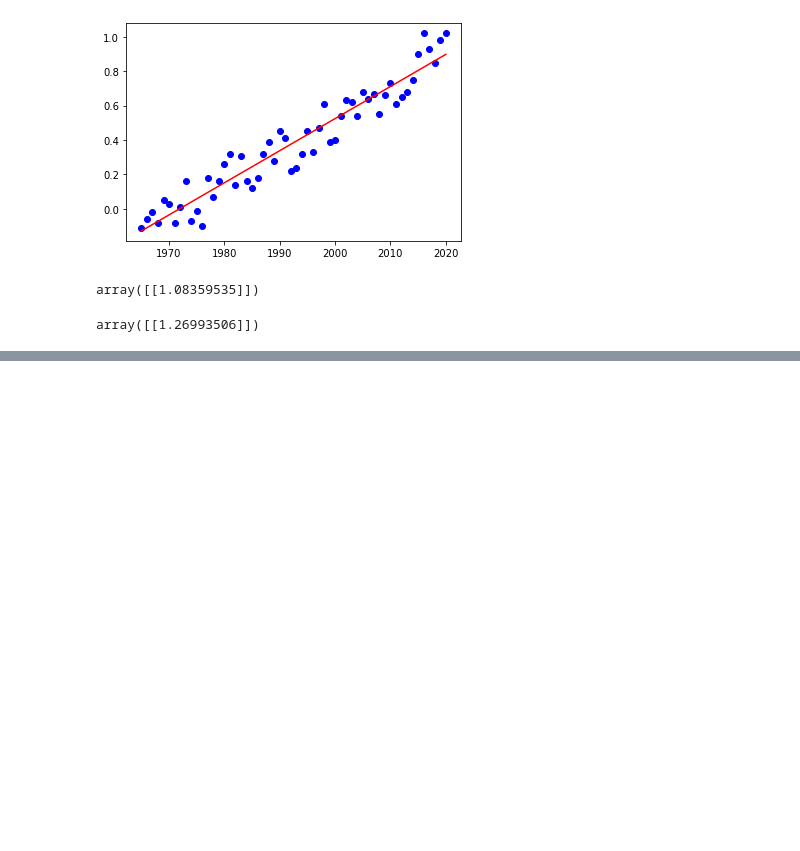
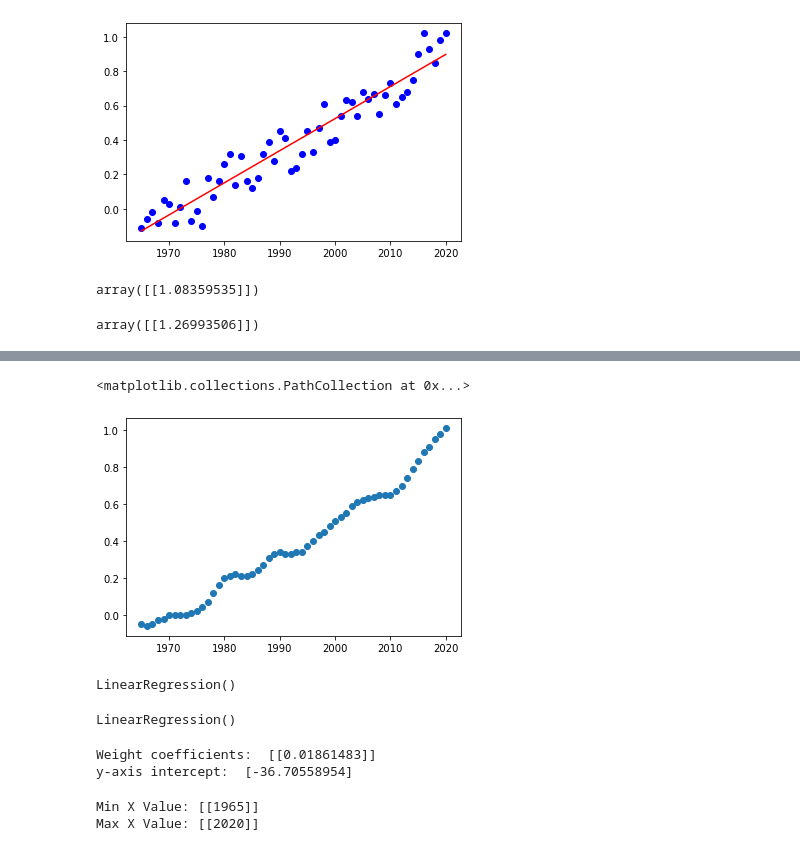
Before and after one commit to yuyhong23/One-Hot_Future, a Jupyter notebook: nasa_data_ML.ipynb, the cells around one changed output, grey strips where cells are left out. Saved outputs shown, nothing was run; the diff lists cells and outputs as text; code cells hidden in the pictures; blank space fills up the shorter version.

```diff
--- a/nasa_data_ML.ipynb
+++ b/nasa_data_ML.ipynb
@@ -27,3 +27,6 @@ temp.head()
 | 2 | 1967 | -0.02 | -0.05 |
 | 3 | 1968 | -0.08 | -0.03 |
 | 4 | 1969 | 0.05 | -0.02 |
+# %%
+temp = temp.rename(columns={"Lowess(5)":"Lowess"})
+temp.head()
@@ -110,3 +120,9 @@ y_2040 = model.predict([[2040]])
 y_2040
 # %% [output]
 array([[1.26993506]])
+# %%
+X = temp.Year.values.reshape(-1, 1)
+y = temp.Lowess.values.reshape(-1, 1)
+
+print("Shape: ", X.shape, y.shape)
+X
@@ -112,0 +148,35 @@ array([[1.26993506]])
+# %%
+plt.scatter(X, y)
+# %% [output]
+<matplotlib.collections.PathCollection at 0x...>
+[figure, added]
+# %%
+from sklearn.linear_model import LinearRegression
+model = LinearRegression()
+model
+# %% [output]
+LinearRegression()
+# %%
+# Fit the model to the data
+model.fit(X, y)
+# %% [output]
+LinearRegression()
+# %%
+# Print the coefficient and the intercept for the model
+print('Weight coefficients: ', model.coef_)
+print('y-axis intercept: ', model.intercept_)
+# %% [output]
+Weight coefficients:  [[0.01861483]]
+y-axis intercept:  [-36.70558954]
+# %%
+# Note: we have to transform our min and max values
+# so they are in the format: array([[ 1.17]])
+# This is the required format for `model.predict()`
+
+x_min = np.array([[X.min()]])
+x_max = np.array([[X.max()]])
+print(f"Min X Value: {x_min}")
+print(f"Max X Value: {x_max}")
+# %% [output]
+Min X Value: [[1965]]
+Max X Value: [[2020]]
```
Also changed, not shown: parts of 6 cells of this notebook.
